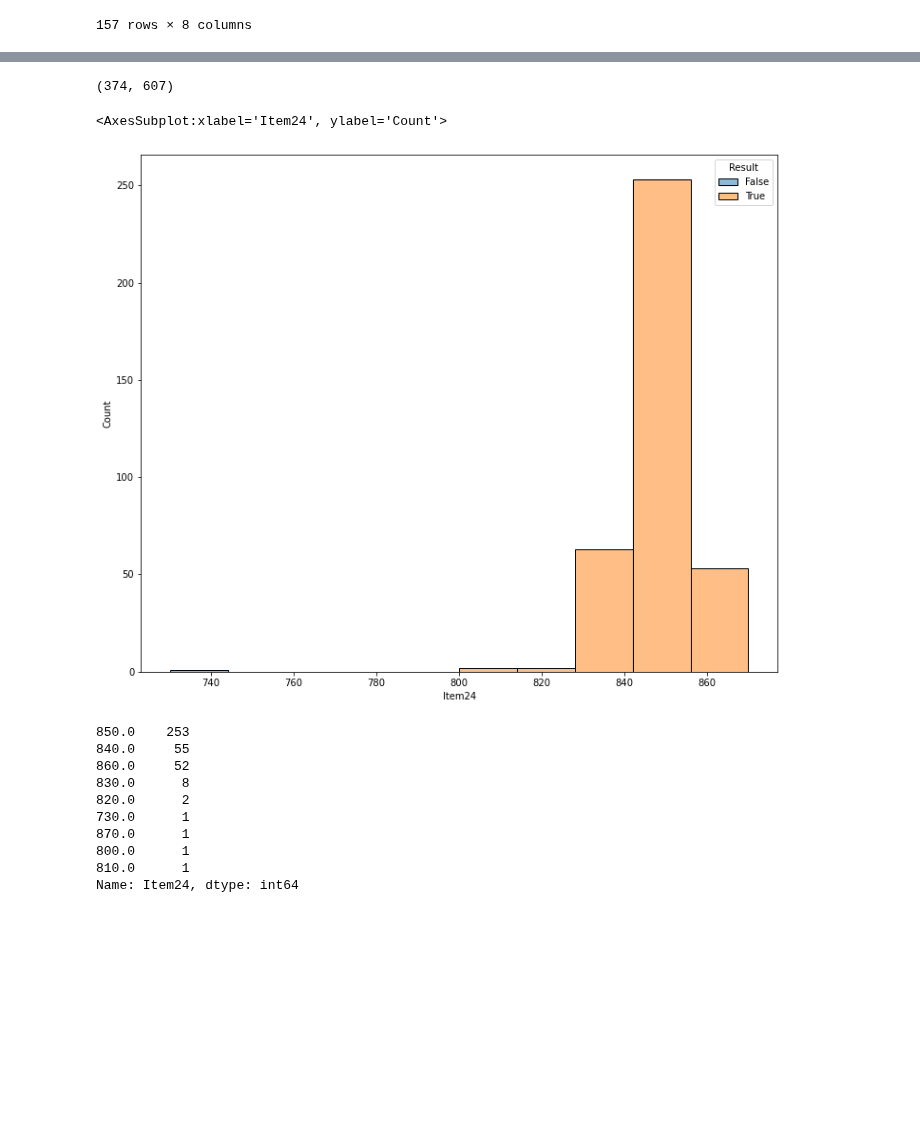
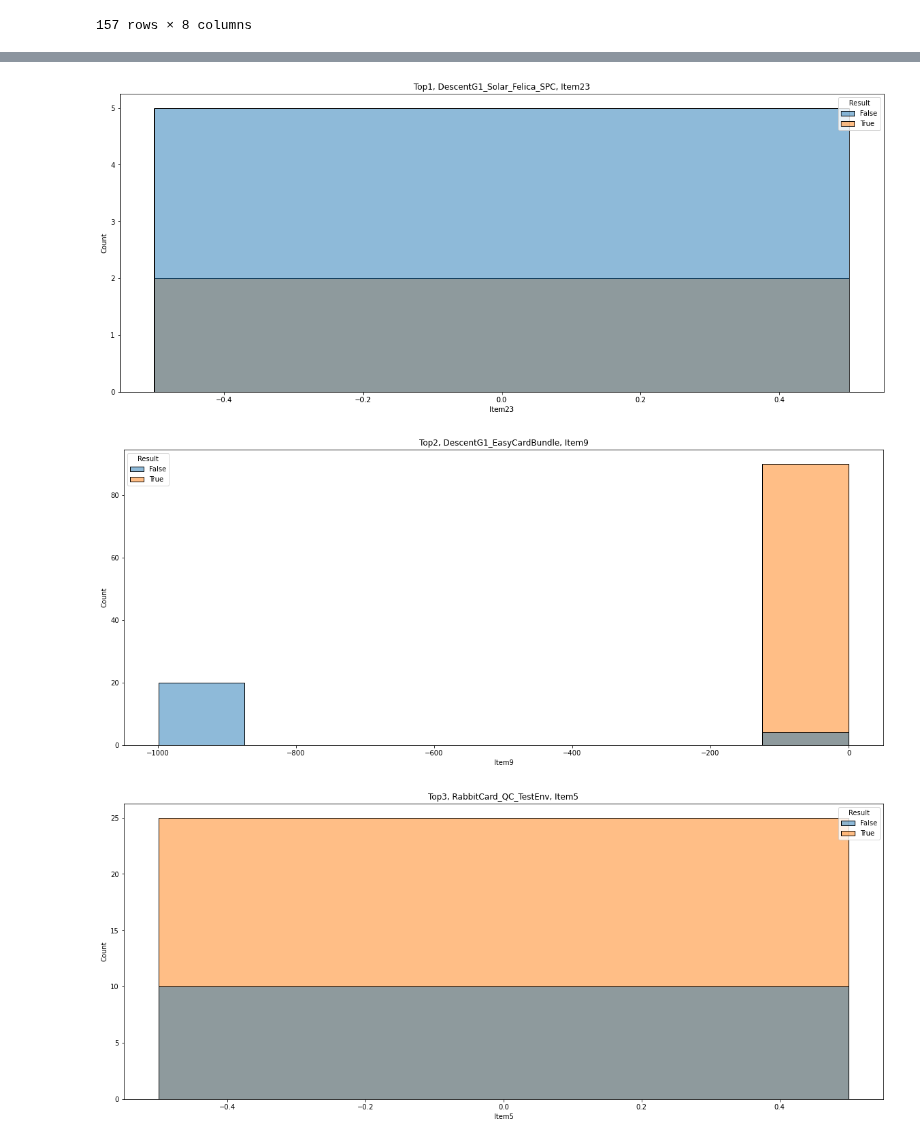
Before and after one commit to CPWRF/Projects, a Jupyter notebook: ProductionReport/ProductionReport.ipynb, the cells around one changed output, grey strips where cells are left out. Saved outputs shown, nothing was run; the diff lists cells and outputs as text; code cells hidden in the pictures; blank space fills up the shorter version.

```diff
--- a/ProductionReport/ProductionReport.ipynb
+++ b/ProductionReport/ProductionReport.ipynb
@@ -3,8 +3,11 @@ import pandas as pd
 import numpy as np
 import matplotlib.pyplot as plt
 import seaborn as sns
+# %%
+filename = 'report.xlsx'
 # %%
-pid = pd.read_excel('report.xlsx', sheet_name='PID Summary')
+
+pid = pd.read_excel(filename, sheet_name='PID Summary')
 # %%
 FYR = pid[pid['FYR  %'] < 97]
 FYR
@@ -59,7 +62,8 @@ test_result
 test_result_drop = test_result.drop_duplicates('Process Type')
 # %%
 final_result = pid_retry_rate.merge(how='left', on="Process Type", right=test_result_drop).sort_values('Retest Rate %', ascending=False)
-final_result[['Process Type','Retest Rate %','Tested ESN QTY','Item','ItemName','Retest%','Comment']]
+final_result = final_result[['Process Type','Retest Rate %','Tested ESN QTY','Item','ItemName','Retest%','Comment']]
+final_result
 # %% [output]
 |  | Process Type | Retest Rate % | Tested ESN QTY | Item | ItemName | Retest% | Comment |
 | 0 | DescentG1_Solar_Felica_SPC | 250.00 | 2 | 23 | Check Console Data Prefix | 250.00 | It's a Felica issue, there is a l... |
@@ -81,26 +83,2 @@ final_result[['Process Type','Retest Rate %','Tested ESN QTY','Item','ItemName',
 # %%
-raw = pd.read_excel('report.xlsx', sheet_name='Raw data')
+raw = pd.read_excel(filename, sheet_name='Raw data')
-# %%
-raw2 = raw.loc[(raw.ProcessType == 'DescentG1_Solar_FT') & (raw.Item24.between(600, 1000)),:]
-raw2.shape
-# %% [output]
-(374, 607)
-# %%
-plt.figure(figsize=(12,10))
-sns.histplot(data=raw2, x='Item24', hue='Result', bins=10)
-# %% [output]
-<AxesSubplot:xlabel='Item24', ylabel='Count'>
-[figure, removed]
-# %%
-raw2.Item24.value_counts()
-# %% [output]
-850.0    253
-840.0     55
-860.0     52
-830.0      8
-820.0      2
-730.0      1
-870.0      1
-800.0      1
-810.0      1
-Name: Item24, dtype: int64
@@ -106,0 +91,15 @@ Name: Item24, dtype: int64
+# %%
+#Find test result distribution seaborn version
+
+for i in range(len(final_result.index)):
+    plt.figure(figsize=(20,8))
+
+    data = raw.loc[raw.ProcessType == final_result.iloc[i,0]]
+    x = 'Item'+str(final_result.iloc[i,3])
+    title = "Top"+str(i+1)+", "+final_result.iloc[i,0]+", "+"Item"+str(final_result.iloc[i,3])
+
+    sns.histplot(data=data, x=x, hue='Result').set_title(title)
+# %% [output]
+[figure, added]
+[figure, added]
+[figure, added]
```
Also changed, not shown: parts of 3 cells of this notebook.
